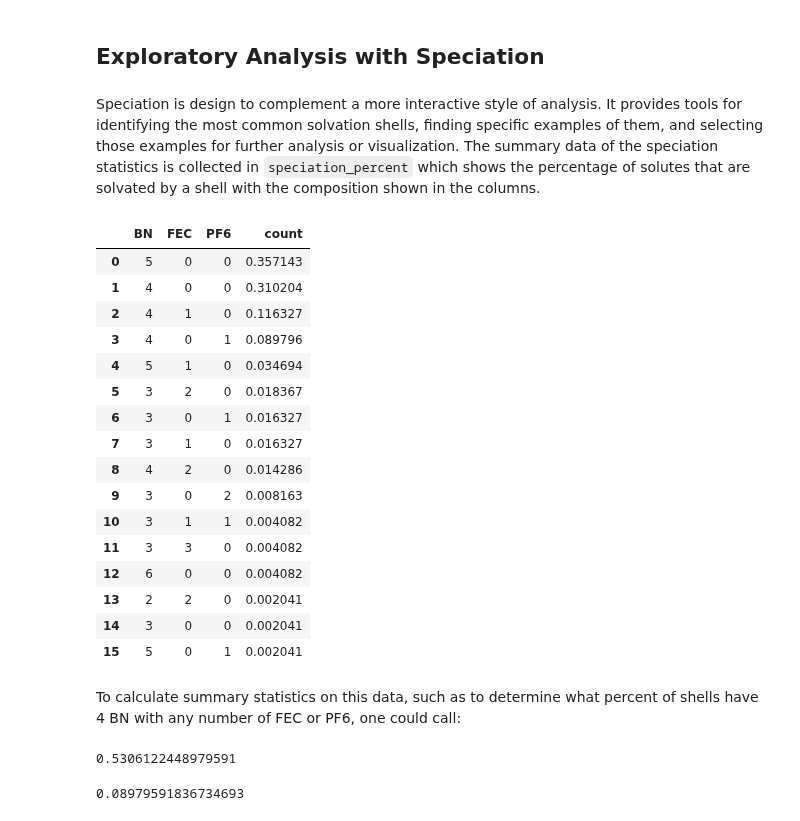
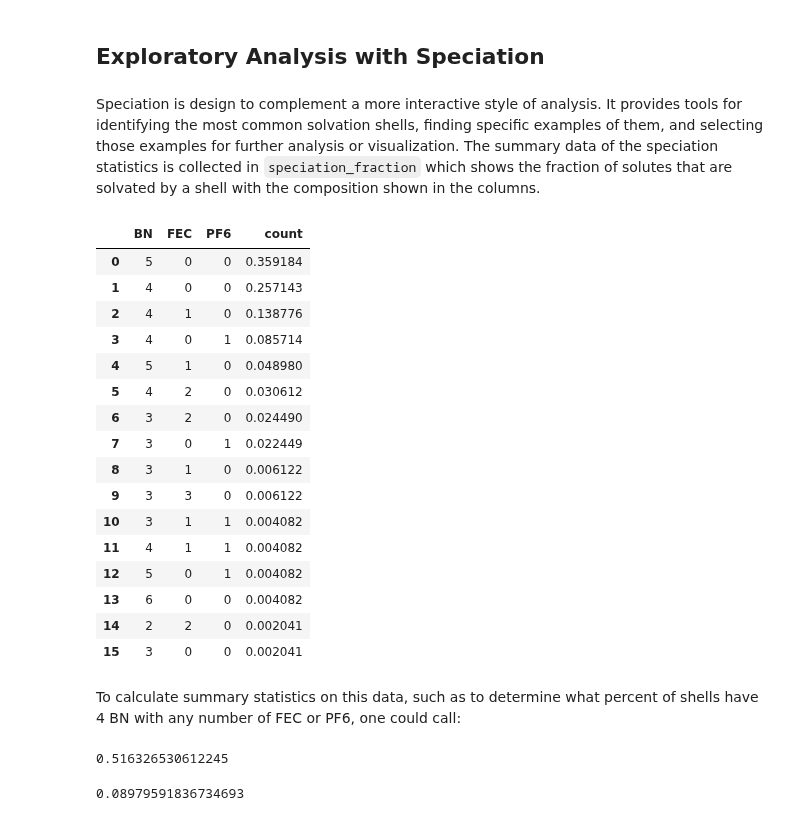
Before and after one commit to MDAnalysis/solvation-analysis, a Jupyter notebook: tutorials/basics_tutorial.ipynb, the cells around one changed output. Drawn from its saved outputs; the diff is of its cells as text; code cells hidden in the pictures.

```diff
--- a/tutorials/basics_tutorial.ipynb
+++ b/tutorials/basics_tutorial.ipynb
@@ -94,0 +95,10 @@ The trough of the first peak looks to be about 2.6 A. We can simply overwrite th
+# %%
+# assign a new PF6 radius
+solution = Solute.from_atoms(
+    li_atoms,
+    {'PF6': PF6, 'BN': BN, 'FEC': FEC},
+    solute_name="Li",
+    radii={"PF6": 2.6}
+)
+
+solution.run()
@@ -95,12 +107,9 @@ The trough of the first peak looks to be about 2.6 A. We can simply overwrite th
 # %%
-# assign a new PF6 radius
-solution.radii['PF6'] = 2.6
-
 # inspect the radii
 print(solution.radii)
 
 # check that our new radius looks good
-solution.plot_solvation_radius('PF6')
+solution.plot_solvation_radius('PF6', 'Li')
 plt.show()
 # %% [output]
 {'PF6': 2.6, 'BN': 2.6500000000000004, 'FEC': 2.75}
@@ -117,5 +120,0 @@ Sometimes, Solute will fail to identify the first peak, in that case you can add
-# %%
-# define a solution with specific cutoff radii
-solution = Solute(li_atoms, {'PF6': PF6, 'BN': BN, 'FEC': FEC}, radii={'PF6': 2.6})
-# and run it just the same
-solution.run()
@@ -155,33 +152,33 @@ This systems was already equilibrated, so unsurpringly, there isn't much change.
 # %% [markdown]
 ## Exploratory Analysis with Speciation
 # %% [markdown]
-Speciation is design to complement a more interactive style of analysis. It provides tools for identifying the most common solvation shells, finding specific examples of them, and selecting those examples for further analysis or visualization. The summary data of the speciation statistics is collected in `speciation_percent` which shows the percentage of solutes that are solvated by a shell with the composition shown in the columns.
+Speciation is design to complement a more interactive style of analysis. It provides tools for identifying the most common solvation shells, finding specific examples of them, and selecting those examples for further analysis or visualization. The summary data of the speciation statistics is collected in `speciation_fraction` which shows the fraction of solutes that are solvated by a shell with the composition shown in the columns.
 # %%
-solution.speciation.speciation_percent
+solution.speciation.speciation_fraction
 # %% [output]
 |  | BN | FEC | PF6 | count |
-| 0 | 5 | 0 | 0 | 0.357143 |
-| 1 | 4 | 0 | 0 | 0.310204 |
-| 2 | 4 | 1 | 0 | 0.116327 |
-| 3 | 4 | 0 | 1 | 0.089796 |
-| 4 | 5 | 1 | 0 | 0.034694 |
-| 5 | 3 | 2 | 0 | 0.018367 |
-| 6 | 3 | 0 | 1 | 0.016327 |
-| 7 | 3 | 1 | 0 | 0.016327 |
-| 8 | 4 | 2 | 0 | 0.014286 |
-| 9 | 3 | 0 | 2 | 0.008163 |
+| 0 | 5 | 0 | 0 | 0.359184 |
+| 1 | 4 | 0 | 0 | 0.257143 |
+| 2 | 4 | 1 | 0 | 0.138776 |
+| 3 | 4 | 0 | 1 | 0.085714 |
+| 4 | 5 | 1 | 0 | 0.048980 |
+| 5 | 4 | 2 | 0 | 0.030612 |
+| 6 | 3 | 2 | 0 | 0.024490 |
+| 7 | 3 | 0 | 1 | 0.022449 |
+| 8 | 3 | 1 | 0 | 0.006122 |
+| 9 | 3 | 3 | 0 | 0.006122 |
 | 10 | 3 | 1 | 1 | 0.004082 |
-| 11 | 3 | 3 | 0 | 0.004082 |
-| 12 | 6 | 0 | 0 | 0.004082 |
-| 13 | 2 | 2 | 0 | 0.002041 |
-| 14 | 3 | 0 | 0 | 0.002041 |
-| 15 | 5 | 0 | 1 | 0.002041 |
+| 11 | 4 | 1 | 1 | 0.004082 |
+| 12 | 5 | 0 | 1 | 0.004082 |
+| 13 | 6 | 0 | 0 | 0.004082 |
+| 14 | 2 | 2 | 0 | 0.002041 |
+| 15 | 3 | 0 | 0 | 0.002041 |
 # %% [markdown]
 To calculate summary statistics on this data, such as to determine what percent of shells have 4 BN with any number of FEC or PF6, one could call:
 # %%
 # calculate # of shells with 4 BN
-solution.speciation.shell_percent({'BN': 4})
+solution.speciation.shell_fraction({'BN': 4})
 # %% [output]
-0.5306122448979591
+0.516326530612245
 # %%
 # make it more specific by specifying 1 PF6
```
Also changed, not shown: parts of 19 cells of this notebook, 1 other file.
